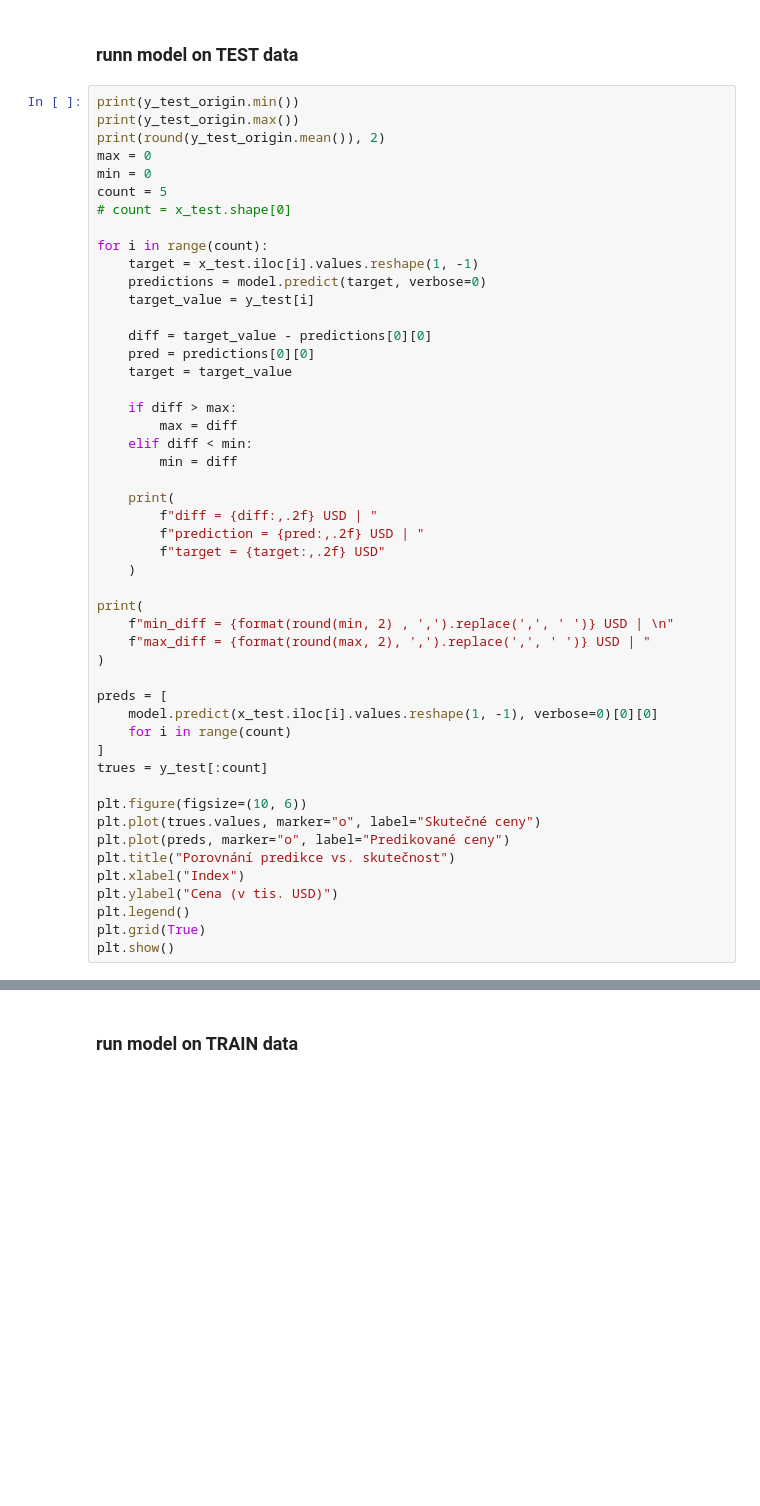
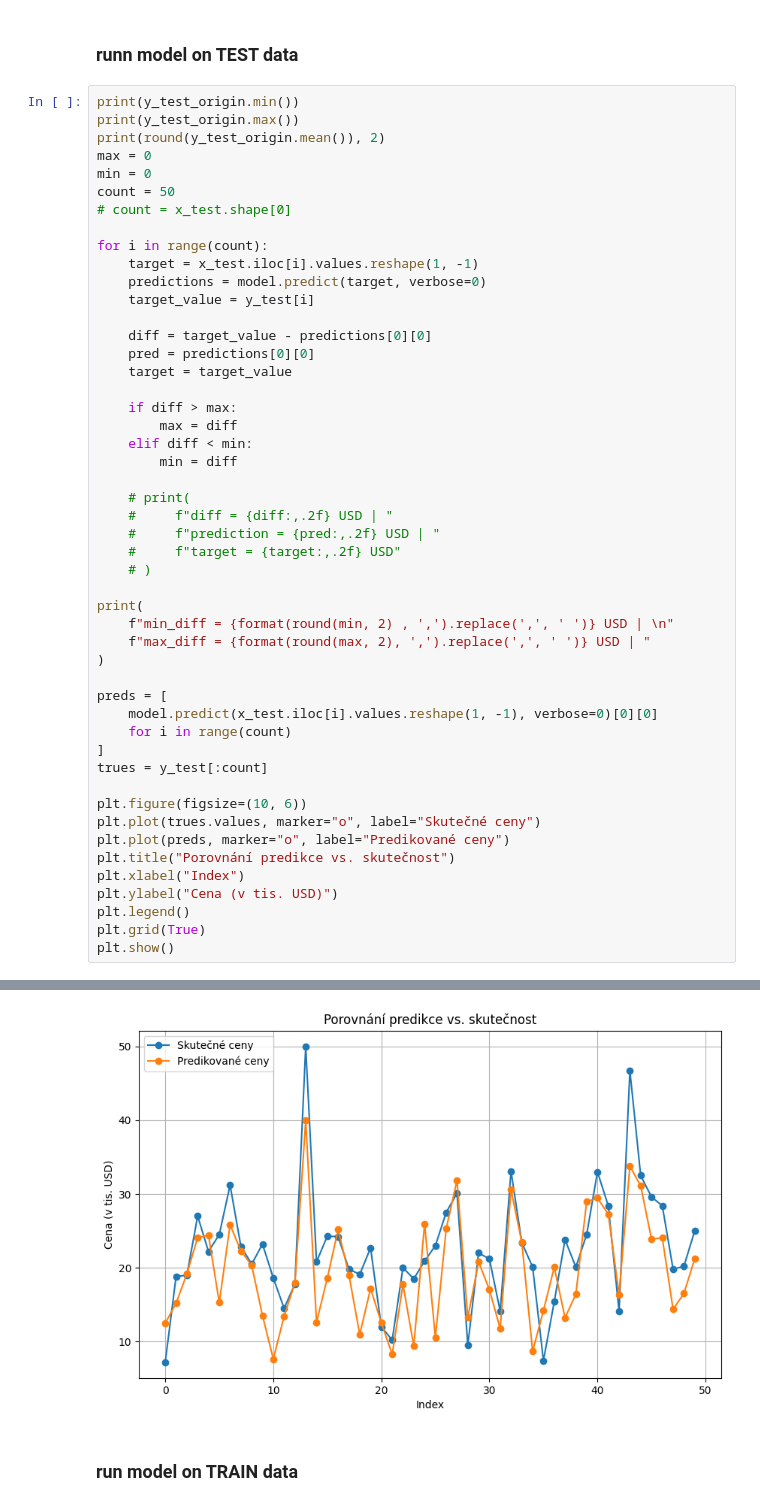
Before and after one commit to svehla-lukas/Kaggle_workShop, a Jupyter notebook: boston_housing/dev.ipynb, the cells around one changed output, grey strips where cells are left out. Cells and saved outputs as stored; diff of their text form; blank space fills up the shorter version.

```diff
--- a/boston_housing/dev.ipynb
+++ b/boston_housing/dev.ipynb
@@ -188,7 +272,7 @@ print(y_test_origin.max())
 print(round(y_test_origin.mean()), 2)
 max = 0
 min = 0
-count = 5
+count = 50
 # count = x_test.shape[0]
 
 for i in range(count):
@@ -205,11 +289,11 @@ for i in range(count):
     elif diff < min:
         min = diff
 
-    print(
-        f"diff = {diff:,.2f} USD | "
-        f"prediction = {pred:,.2f} USD | "
-        f"target = {target:,.2f} USD"
-    )
+    # print(
+    #     f"diff = {diff:,.2f} USD | "
+    #     f"prediction = {pred:,.2f} USD | "
+    #     f"target = {target:,.2f} USD"
+    # )
 
 print(
     f"min_diff = {format(round(min, 2) , ',').replace(',', ' ')} USD | \n"
@@ -231,3 +315,4 @@ plt.ylabel("Cena (v tis. USD)")
 plt.legend()
 plt.grid(True)
 plt.show()
+# %% [output]
@@ -234,3 +324,4 @@ plt.show()
+[figure, added]
 # %% [markdown]
 ### run model on TRAIN data
 # %%
```
Also changed, not shown: parts of 12 cells of this notebook.
